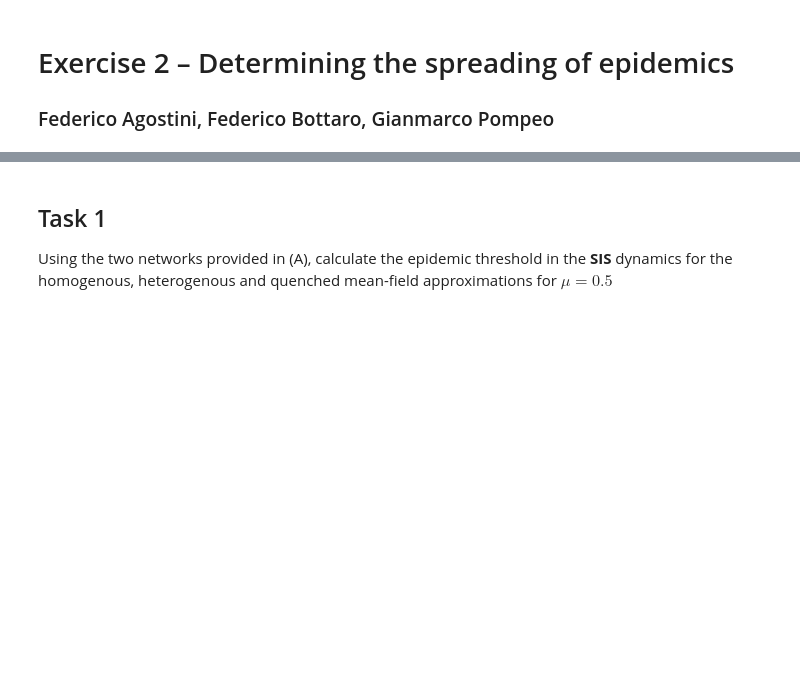
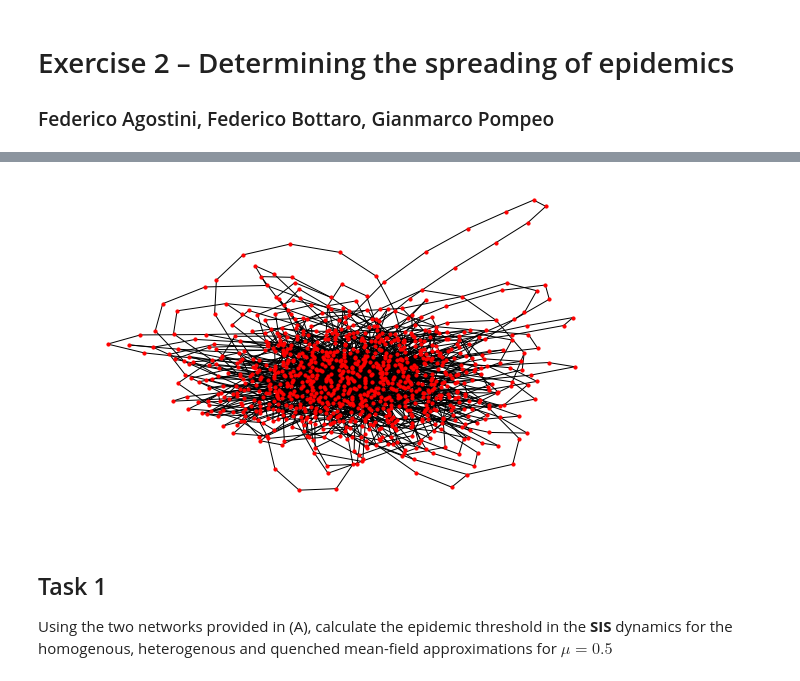
Before and after one commit to Agos95/ComplexSyst, a Jupyter notebook: 02/Agostini_Federico_code2 - Copia.ipynb, the cells around one changed output, grey strips where cells are left out. Saved outputs shown, nothing was run; the diff lists cells and outputs as text; code cells hidden in the pictures; blank space fills up the shorter version.

```diff
--- a/02/Agostini_Federico_code2.ipynb
+++ b/02/Agostini_Federico_code2 - Copia.ipynb
@@ -41,3 +42,10 @@ nx.draw(NetB, node_size=10)
+# %%
+fig, ax = plt.subplots(figsize=(8,5))
+nx.draw(NetB, node_size=10, ax=ax)
+fig.tight_layout()
+fig.savefig("./Figure/NetB_graph.pdf")
+# %% [output]
+[figure, added]
 # %% [markdown]
 ## Task 1
 Using the two networks provided in (A), calculate the epidemic threshold in the **SIS** dynamics for the homogenous, heterogenous and quenched mean-field approximations for $\mu=0.5$
```
Also changed, not shown: parts of 13 cells of this notebook, 5 other files.
